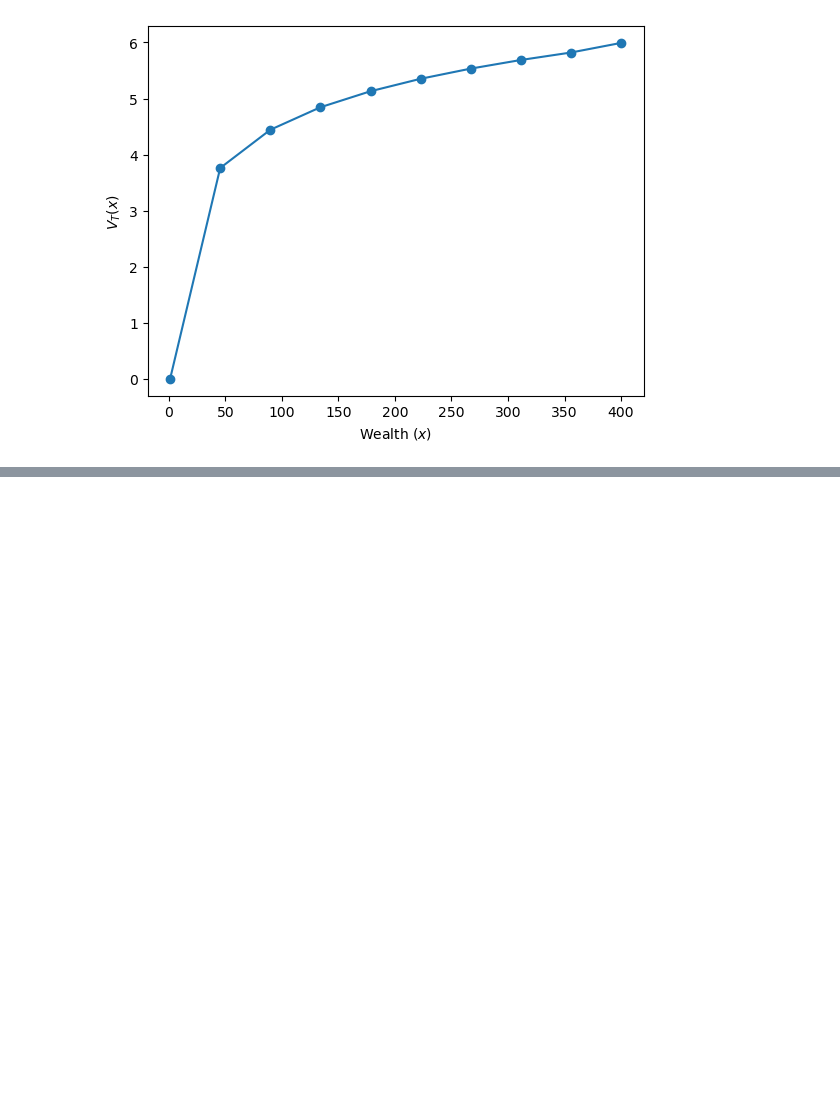
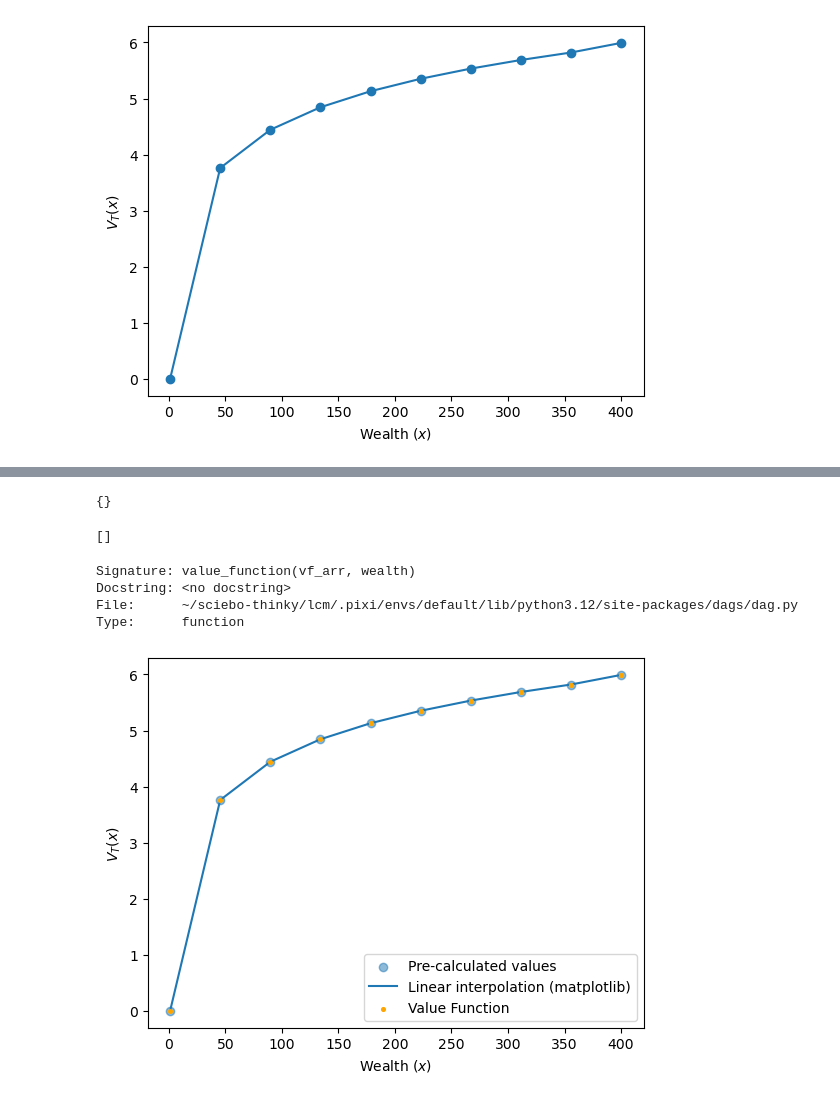
Before and after one commit to OpenSourceEconomics/lcm, a Jupyter notebook: explanations/function_evaluator.ipynb, the cells around one changed output, grey strips where cells are left out. Drawn from its saved outputs; the diff is of its cells as text; code cells hidden in the pictures; blank space fills up the shorter version.

```diff
--- a/explanations/function_evaluator.ipynb
+++ b/explanations/function_evaluator.ipynb
@@ -264,0 +469,16 @@ plt.show()
+# %%
+# Create the functions dictionary that will be passed to `dags.concatenate_functions`
+funcs = {}
+
+
+# Step 1: Since there are no discrete state variables the lookup info is empty, and we
+# do not require any label translator
+space_info.lookup_info
+# %% [output]
+{}
+# %%
+# Step 2: Since there are no filters, and thus no sparse states, the indexer info is
+# empty, and we do not require any lookup functions for them
+space_info.indexer_infos
+# %% [output]
+[]
@@ -264,0 +499,47 @@ plt.show()
+# %%
+# Step 4: (1) First we need to add a coordinate finder for the wealth state variable
+
+funcs["__wealth_coord__"] = wealth_coordinate_finder
+
+# Step 4: (2) And second, we need to add an interpolator for the value function that
+# uses the wealth coordinate finder as an input.
+
+interpolator = _get_interpolator(
+    data_name="__interpolation_data__",  # given step 3, this will just be vf_arr
+    axis_names=["__wealth_coord__"],
+    map_coordinates_options=None,
+)
+funcs["__fval__"] = interpolator
+# %%
+# Step 5: Throwing everything into dags
+from dags import concatenate_functions
+
+value_function = concatenate_functions(
+    functions=funcs,
+    targets="__fval__",
+)
+value_function?
+# %% [output]
+Signature: value_function(vf_arr, wealth)
+Docstring: <no docstring>
+File:      ~/sciebo-thinky/lcm/.pixi/envs/default/lib/python3.12/site-packages/dags/dag.py
+Type:      function
+# %%
+vf_evaluated = value_function(wealth=wealth_grid, vf_arr=vf_arr)
+# %%
+import matplotlib.pyplot as plt
+
+plt.scatter(wealth_grid, vf_arr, alpha=0.5, zorder=-1, label="Pre-calculated values")
+plt.plot(
+    wealth_grid,
+    vf_arr,
+    zorder=-1,
+    label="Linear interpolation (matplotlib)",
+)
+plt.scatter(wealth_grid, vf_evaluated, color="orange", s=7, label="Value Function")
+plt.xlabel("Wealth ($x$)")
+plt.ylabel("$V_T(x)$")
+plt.legend()
+plt.show()
+# %% [output]
+[figure, added]
```
Also changed, not shown: parts of 26 cells of this notebook.
